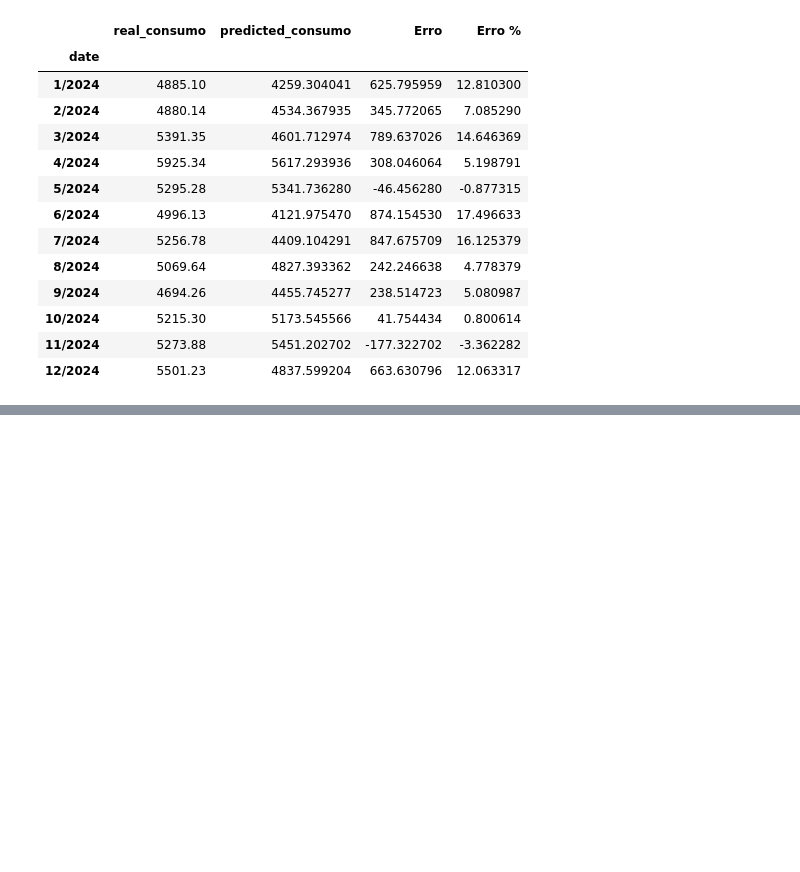
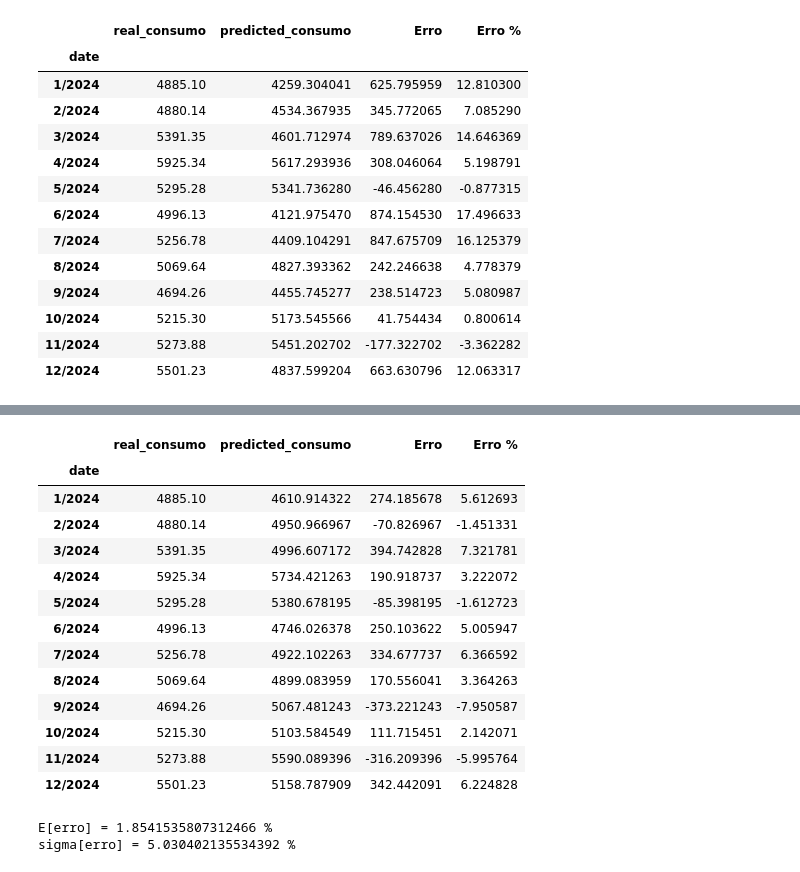
Before and after one commit to V-kr0pt/vivix_energy_consumption, a Jupyter notebook: prediction_analysis.ipynb, the cells around one changed output, grey strips where cells are left out. Drawn from its saved outputs; the diff is of its cells as text; code cells hidden in the pictures; blank space fills up the shorter version.

```diff
--- a/prediction_analysis.ipynb
+++ b/prediction_analysis.ipynb
@@ -90,0 +198,4 @@ diff
+# %%
+prediction_data_path = 'results/output_data/xgboost_shuffle_v2.csv'
+prediction_data = pd.read_csv(prediction_data_path)
+prediction_data
@@ -90,0 +216,18 @@ diff
+# %%
+# we will transform all the predicted values in MWh, so multiply by 24
+prediction_data['predicted_consumo'] = prediction_data['predicted_consumo'] * 24
+
+# Now, we want to group by month and sum the predicted energy
+prediction_data['month'] = pd.to_datetime(prediction_data['datetime']).dt.month
+prediction_data['year'] = pd.to_datetime(prediction_data['datetime']).dt.year
+prediction_data = prediction_data.drop(columns=['datetime'])
+prediction_data = prediction_data.groupby(['month', 'year']).sum()
+
+# Only for beauty we'll join the month and year columns
+prediction_data['date'] = prediction_data.index
+prediction_data['date'] = prediction_data['date'].apply(lambda x: f'{x[0]}/{x[1]}')
+prediction_data = prediction_data.reset_index()
+prediction_data = prediction_data.drop(columns=['month', 'year'])
+prediction_data = prediction_data.set_index('date')
+
+prediction_data
@@ -90,0 +249,29 @@ diff
+# %%
+# Now we will make a dataframe that contains the difference between the real values and the predicted values
+diff = real_values
+diff['predicted_consumo'] = prediction_data['predicted_consumo']
+diff['Erro'] = diff['real_consumo'] - diff['predicted_consumo']
+diff['Erro %'] = diff['Erro'] / diff['real_consumo'] * 100
+# %%
+diff
+# %% [output]
+|  | real_consumo | predicted_consumo | Erro | Erro % |
+| date |  |  |  |  |
+| 1/2024 | 4885.10 | 4610.914322 | 274.185678 | 5.612693 |
+| 2/2024 | 4880.14 | 4950.966967 | -70.826967 | -1.451331 |
+| 3/2024 | 5391.35 | 4996.607172 | 394.742828 | 7.321781 |
+| 4/2024 | 5925.34 | 5734.421263 | 190.918737 | 3.222072 |
+| 5/2024 | 5295.28 | 5380.678195 | -85.398195 | -1.612723 |
+| 6/2024 | 4996.13 | 4746.026378 | 250.103622 | 5.005947 |
+| 7/2024 | 5256.78 | 4922.102263 | 334.677737 | 6.366592 |
+| 8/2024 | 5069.64 | 4899.083959 | 170.556041 | 3.364263 |
+| 9/2024 | 4694.26 | 5067.481243 | -373.221243 | -7.950587 |
+| 10/2024 | 5215.30 | 5103.584549 | 111.715451 | 2.142071 |
+| 11/2024 | 5273.88 | 5590.089396 | -316.209396 | -5.995764 |
+| 12/2024 | 5501.23 | 5158.787909 | 342.442091 | 6.224828 |
+# %%
+print(f"E[erro] = {diff['Erro %'].mean()} %")
+print(f"sigma[erro] = {diff['Erro %'].std()} %")
+# %% [output]
+E[erro] = 1.8541535807312466 %
+sigma[erro] = 5.030402135534392 %
```
Also changed, not shown: parts of 37 cells of this notebook, 51 other files.
